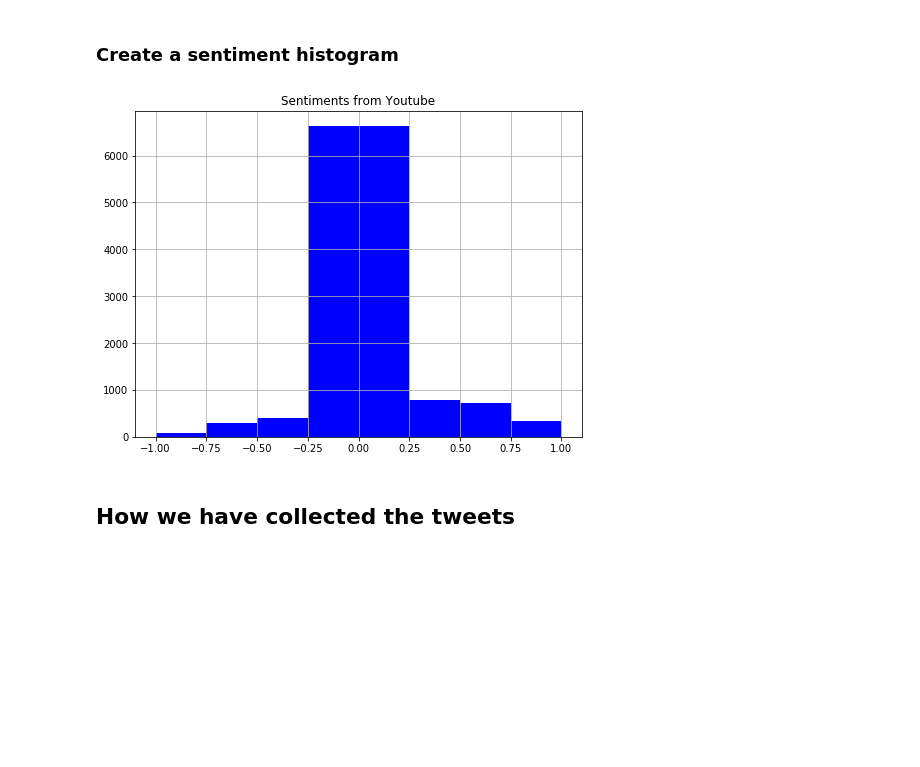
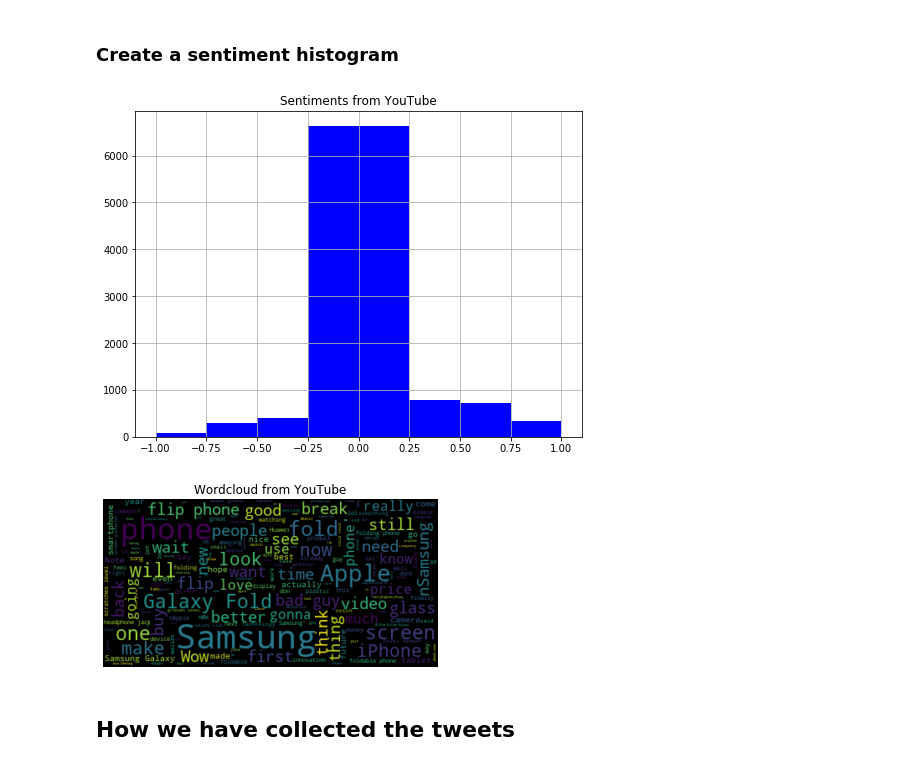
Before and after one commit to Maxvdburg/Social-Web-Group-21, a Jupyter notebook: PythonNotebook.ipynb, the cells around one changed output. Saved outputs shown, nothing was run; the diff lists cells and outputs as text; code cells hidden in the pictures; blank space fills up the shorter version.

Commit message:
wordcloud of YT comments added

```diff
--- a/PythonNotebook.ipynb
+++ b/PythonNotebook.ipynb
@@ -178,10 +178,12 @@ for comment in comments_total:
     "".join(w for w in nltk.wordpunct_tokenize(comment) if w.lower() in words or not w.isalpha())
 # %% [markdown]
 ### Create a sentiment histogram
-# %%
-sentiment(comments_total, 'Youtube')
-# %% [output]
-[figure, removed]
+# %%
+sentiment(comments_total, 'YouTube')
+make_wordcloud(comments_total, 'YouTube')
+# %% [output]
+[figure, added]
+[figure, added]
 # %% [markdown]
 ## How we have collected the tweets
 # %% [markdown]
```
Also changed, not shown: 1 other file.
